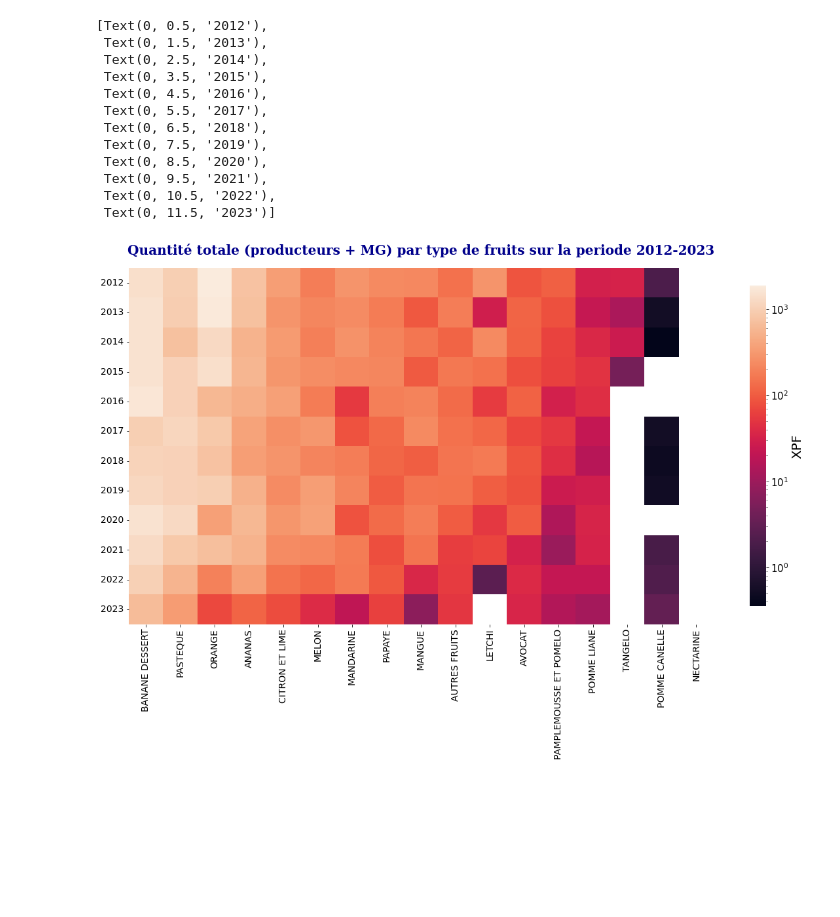
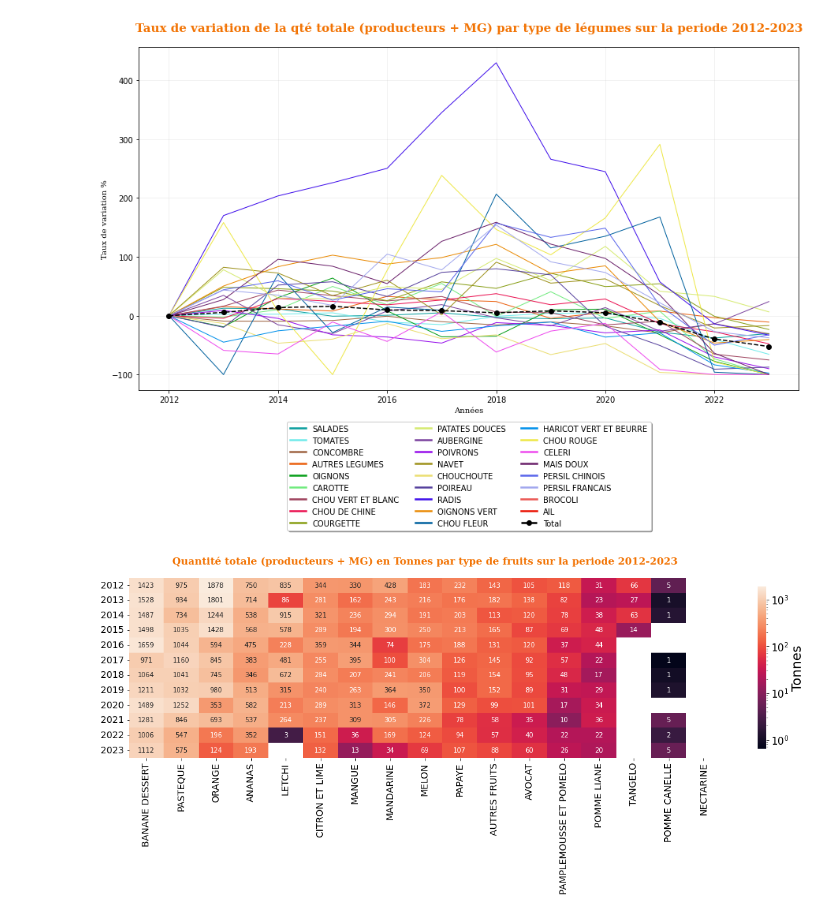
Before and after one commit to sloutmyv/DatavizPacific2023, a Jupyter notebook: 20230908_DC23_fruits_legumes.ipynb, the cells around one changed output. Cells and saved outputs as stored; diff of their text form; code cells hidden in the pictures; blank space fills up the shorter version.

```diff
--- a/20230908_DC23_fruits_legumes.ipynb
+++ b/20230908_DC23_fruits_legumes.ipynb
@@ -272 +200,16 @@ df_r1_gb_legume_xpf_y_pivot = df_r1_gb_legume_xpf_y_pivot[df_r1_gb_legume_xpf_y_
+# %%
+df_r1_gb_fruit_xpf_y = df_net_r1_fruit.groupby(['DESIGNATIONS','ANNEE']).agg({'MOIS':'count','PROD_MG_T':'sum'})
+df_r1_gb_fruit_xpf_y['PROD_MG_T_N'] = df_r1_gb_fruit_xpf_y['PROD_MG_T']*12/df_r1_gb_fruit_xpf_y['MOIS']
+df_r1_gb_fruit_xpf_y_pivot = df_r1_gb_fruit_xpf_y.pivot_table(columns='DESIGNATIONS', index='ANNEE', values='PROD_MG_T_N')
+df_r1_gb_fruit_xpf_y_pivot = df_r1_gb_fruit_xpf_y_pivot[df_r1_gb_fruit_xpf_y_pivot.sum().sort_values(ascending=False).index]
+
+df_r1_gb_fruit_xpf_y_pivot_tv_sum = df_r1_gb_fruit_xpf_y_pivot
+
+df_r1_gb_fruit_xpf_y_pivot_tv_sum.loc[:,'Total'] = df_r1_gb_fruit_xpf_y_pivot_tv_sum.sum(numeric_only=True, axis=1)
+df_r1_gb_fruit_xpf_y_pivot_tv_sum = df_r1_gb_fruit_xpf_y_pivot_tv_sum.iloc[:, :].apply(lambda x: (x-x.iloc[0])/x.iloc[0]*100)
+
+df_r1_gb_fruit_xpf_y_pivot_tv = df_r1_gb_fruit_xpf_y_pivot_tv_sum.drop('Total', axis=1)
+df_r1_gb_fruit_xpf_y_pivot = df_r1_gb_fruit_xpf_y_pivot.drop('Total', axis=1)
+
+GLOBAL_FRUIT_ORDER = df_r1_gb_fruit_xpf_y_pivot.columns.to_list()
 # %%
@@ -298,26 +229,49 @@ ax.set_yticklabels(ax.get_yticklabels(), fontsize=14, rotation=0)
+# %%
+## GRAPHIQUE 3.2
+TITLE = "Taux de variation de la qté totale (producteurs + MG) par type de légumes sur la periode 2012-2023" # Titre de la figure
+
+fig, axes = plt.subplots(nrows=1, ncols=1, figsize=(15,8)) # Nombre et disposition des zones de dessin
+fig.subplots_adjust(hspace=0.02)
+
+# Zone 2
+axes.set_title(TITLE, fontdict={'family': 'serif','color' : '#F27405','weight': 'bold','size': 15},pad=20)
+axes.set_xlabel("Années", fontdict={'family': 'serif','color' : 'black','weight': 'light','size': 10})
+axes.set_ylabel("Taux de variation %", fontdict={'family': 'serif','color' : 'black','weight': 'light','size': 10})
+
+color = ['#0B9E9E', '#71EBEB' ,'#9E6442' ,'#EB600E',\
+         '#069E18','#71EB7F','#9E425D','#EB0E4F',\
+         '#889E15','#D6EB71','#7B429E','#970EEB',\
+         '#9E921C','#EBDE71','#57429E','#3F0EEB',\
+         '#EA8A04','#00619E','#0090EB','#EEE847',\
+         '#EE4AEE','#6B216B','#5965EB','#A2A8EE',\
+         '#EB5752','#EB1101','#5FEA00','#47EEAE']
+i = 0
+for alim in df_r1_gb_legume_xpf_y_pivot_tv.columns.to_list():
+    axes.plot(df_r1_gb_legume_xpf_y_pivot_tv.index.values,df_r1_gb_legume_xpf_y_pivot_tv[alim],color[i],linewidth=1,label=alim)
+    i+=1
+axes.plot(df_r1_gb_legume_xpf_y_pivot_tv_sum.index.values,df_r1_gb_legume_xpf_y_pivot_tv_sum['Total'],'black',linestyle='--', marker='o',linewidth=1.5,label='Total')
+axes.grid(True,alpha=0.2)
+
+
+# Légende
+leg = axes.legend(loc="center",bbox_to_anchor=(0,0,1,-0.5), ncol=3, fancybox=True, shadow=True)
+
+# set the linewidth of each legend object
+for legobj in leg.legendHandles:
+    legobj.set_linewidth(2.5)
+# %% [output]
+[figure, added]
 # %%
-## GRAPHIQUE - heatmap fruit
-TITLE = "Quantité totale (producteurs + MG) par type de fruits sur la periode 2012-2023"
-fig, ax = plt.subplots(nrows=1, ncols=1, figsize=(20,10)) # Nombre et disposition des zones de dessin
+## GRAPHIQUE 3.3
+TITLE = "Quantité totale (producteurs + MG) en Tonnes par type de fruits sur la periode 2012-2023"
+fig, ax = plt.subplots(nrows=1, ncols=1, figsize=(20,5)) # Nombre et disposition des zones de dessin
 
-ax.set_title(TITLE, fontdict={'family': 'serif','color' : 'darkblue','weight': 'bold','size': 20},pad=20)
-ax = sns.heatmap(df_r1_gb_fruit_xpf_y_pivot, square=False,norm=LogNorm(), cbar_kws={'label': 'M XPF', 'location' : 'right',"shrink": 0.9})
+ax.set_title(TITLE, fontdict={'family': 'serif','color' : '#F27405','weight': 'bold','size': 15},pad=20)
+ax = sns.heatmap(df_r1_gb_fruit_xpf_y_pivot, annot=True, square=False, norm=LogNorm(), cmap="rocket", cbar_kws={'label': 'Tonnes', 'location' : 'right',"shrink": 0.9}, fmt='.0f')
 ax.set(xlabel="", ylabel="")
-ax.figure.axes[-1].set_ylabel('XPF', size=20)
+ax.figure.axes[-1].set_ylabel('Tonnes', size=20)
 ax.figure.axes[-1].tick_params(labelsize=15)
-ax.set_xticklabels(ax.get_xticklabels(), fontsize=14, rotation=90)
-ax.set_yticklabels(ax.get_yticklabels(), fontsize=14, rotation=0)
+xa = ax.set_xticklabels(ax.get_xticklabels(), fontsize=14, rotation=90)
+ya = ax.set_yticklabels(ax.get_yticklabels(), fontsize=14, rotation=0)
 # %% [output]
-[Text(0, 0.5, '2012'),
- Text(0, 1.5, '2013'),
- Text(0, 2.5, '2014'),
- Text(0, 3.5, '2015'),
- Text(0, 4.5, '2016'),
- Text(0, 5.5, '2017'),
- Text(0, 6.5, '2018'),
- Text(0, 7.5, '2019'),
- Text(0, 8.5, '2020'),
- Text(0, 9.5, '2021'),
- Text(0, 10.5, '2022'),
- Text(0, 11.5, '2023')]
-[figure, old version]
+[figure, new version]
```
Also changed, not shown: parts of 28 cells of this notebook.
